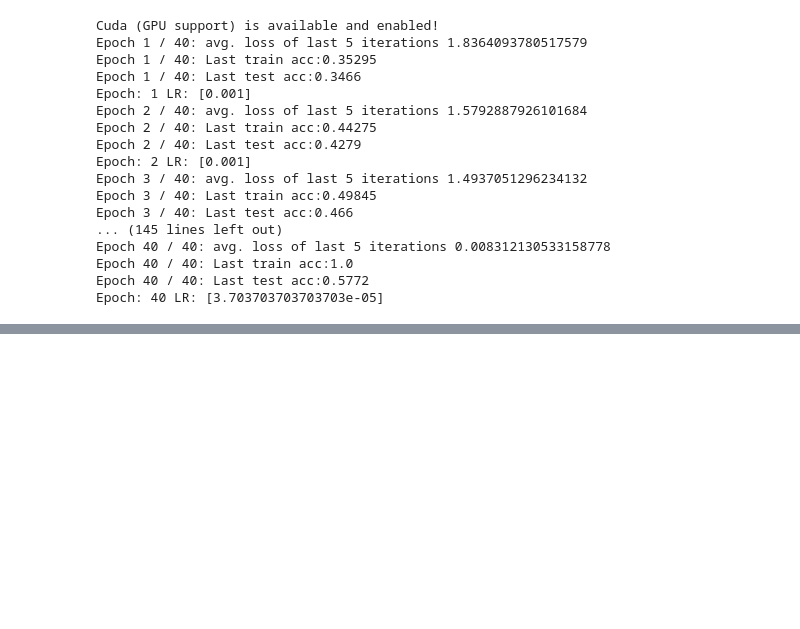
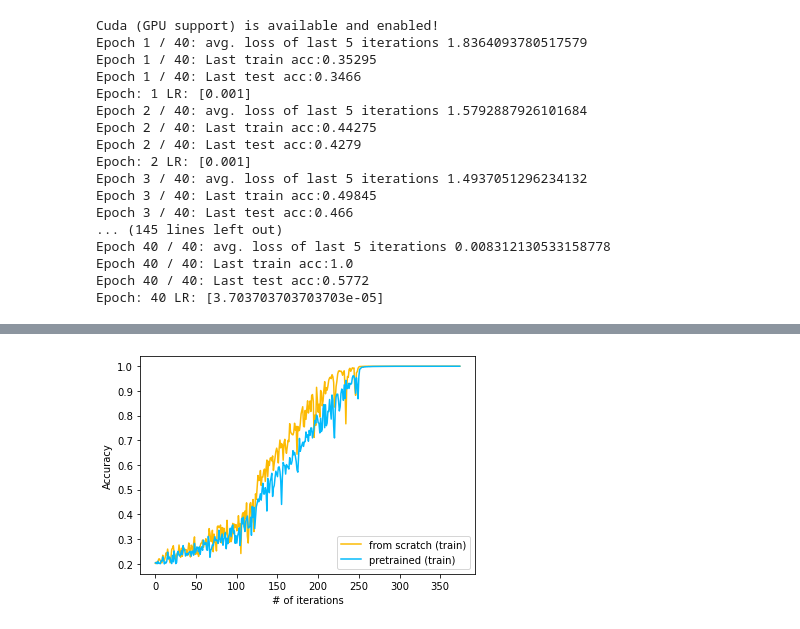
Before and after one commit to sinankalkan/CENG501-Spring2021, a Jupyter notebook: project_BilginGungor/figure1.ipynb, the cells around one changed output, grey strips where cells are left out. Saved outputs shown, nothing was run; the diff lists cells and outputs as text; code cells hidden in the pictures; blank space fills up the shorter version.

Commit message:
Complete positive transfer results of figure1

```diff
--- a/project_BilginGungor/figure1.ipynb
+++ b/project_BilginGungor/figure1.ipynb
@@ -378,6 +362,15 @@ def setup_and_train_downstream(epochs, lr, step_size, num_examples_upstream, num
     train_upstream_loader, train_downstream_loader, test_loader = get_cifar10_sets(
         num_examples_upstream, num_examples_downstream, num_classes_upstream,
         num_classes_downstream, is_downstream_random, batch_size)
+
+    _, acc_train_loader, acc_test_loader = get_cifar10_sets(
+        num_examples_upstream = 5000,
+        num_examples_downstream = num_examples_downstream,
+        num_classes_upstream = 5,
+        num_classes_downstream = num_classes_downstream,
+        is_downstream_random = is_downstream_random,
+        batch_size = num_examples_downstream
+    )
 
     model = get_vgg_model(num_classes_downstream, 1)
     if upstream_model_path is not None:
@@ -392,10 +385,12 @@ def setup_and_train_downstream(epochs, lr, step_size, num_examples_upstream, num
     model.train()
     if not is_downstream_random:
       loss_history, train_accuracies, test_accuracies = train(model, criterion, optimizer, epochs, train_downstream_loader,
-                                                              device, scheduler=scheduler, acc_mode="both")
+                                                              device, scheduler, "both",
+                                                              [acc_train_loader, acc_test_loader])
       return loss_history, train_accuracies, test_accuracies
     loss_history, train_accuracies = train(model, criterion, optimizer, epochs, train_downstream_loader,
-                                           device, scheduler=scheduler, acc_mode="train")
+                                           device, scheduler, "train",
+                                           [acc_train_loader])
     return loss_history, train_accuracies
 # %%
 # From scratch with real labels
@@ -466,0 +461,7 @@ plt.show()
+# %%
+# From scratch with random labels
+loss_upstream_real, accs_scratch_random_train = setup_and_train_downstream(
+    epochs=75, lr=0.001, step_size=(int)(75/3), num_examples_upstream=20000,
+    num_examples_downstream=20000, num_classes_upstream = 5, num_classes_downstream = 5,
+    is_downstream_random = True, batch_size = 256, num_outputs=5
+)
@@ -466,0 +486,8 @@ plt.show()
+# %%
+# Using upstream training's weights with random labels
+loss_upstream_real, accs_upstream_random_train = setup_and_train_downstream(
+    epochs=75, lr=0.001, step_size=(int)(75/3), num_examples_upstream=20000,
+    num_examples_downstream=20000, num_classes_upstream = 5, num_classes_downstream = 5,
+    is_downstream_random = True, batch_size = 256, num_outputs=5,
+    upstream_model_path = "pretrained_model_dict_upstream_1_2.pt"
+)
@@ -466,0 +512,15 @@ plt.show()
+# %%
+import matplotlib.pyplot as plt
+%matplotlib inline
+
+orange = "#fcba03"
+light_blue = "#03bafc"
+
+plt.plot(accs_scratch_random_train, linestyle="-", color=orange)
+plt.plot(accs_upstream_random_train, linestyle="-", color=light_blue)
+plt.xlabel('# of iterations')
+plt.ylabel('Accuracy')
+plt.legend(["from scratch (train)", "pretrained (train)"], loc ="lower right")
+plt.show()
+# %% [output]
+[figure, added]
```
Also changed, not shown: parts of 6 cells of this notebook.
